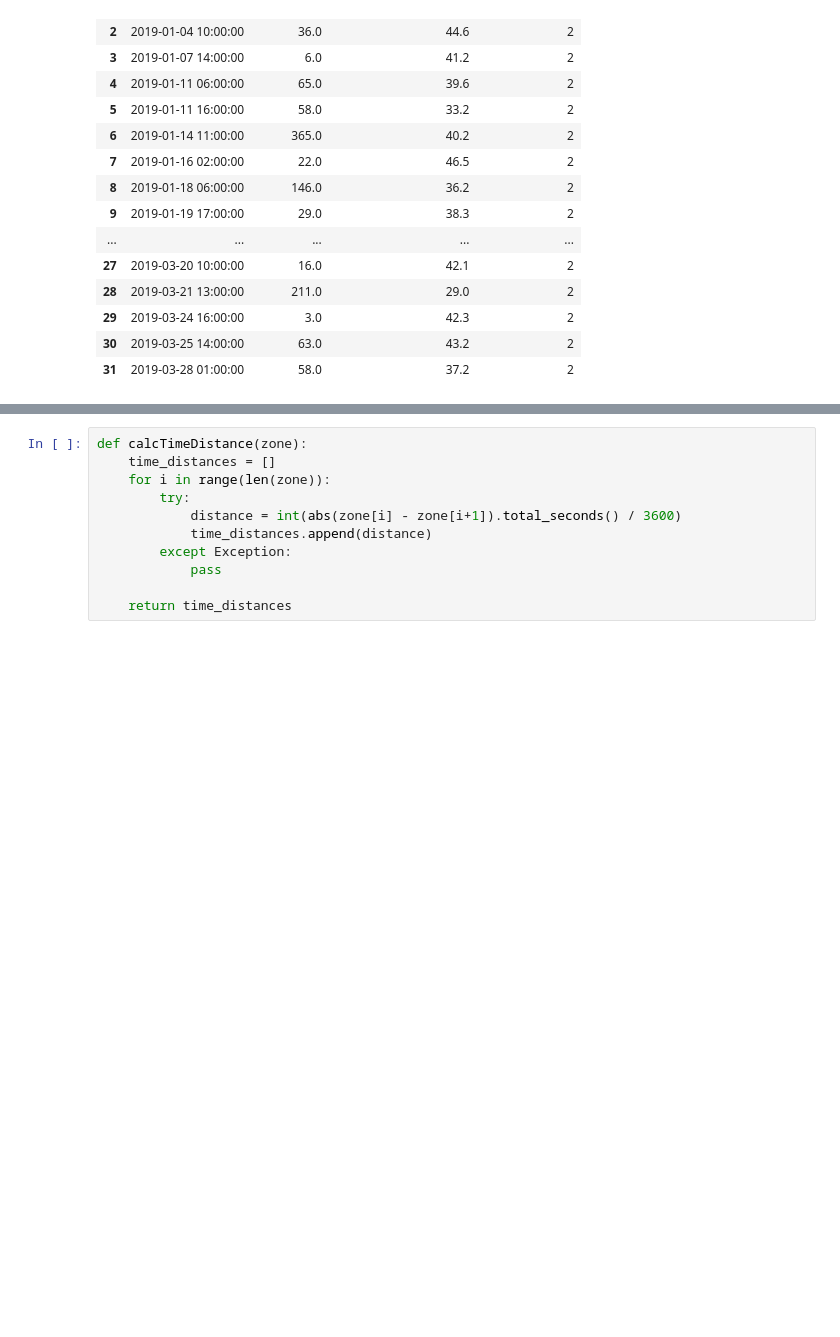
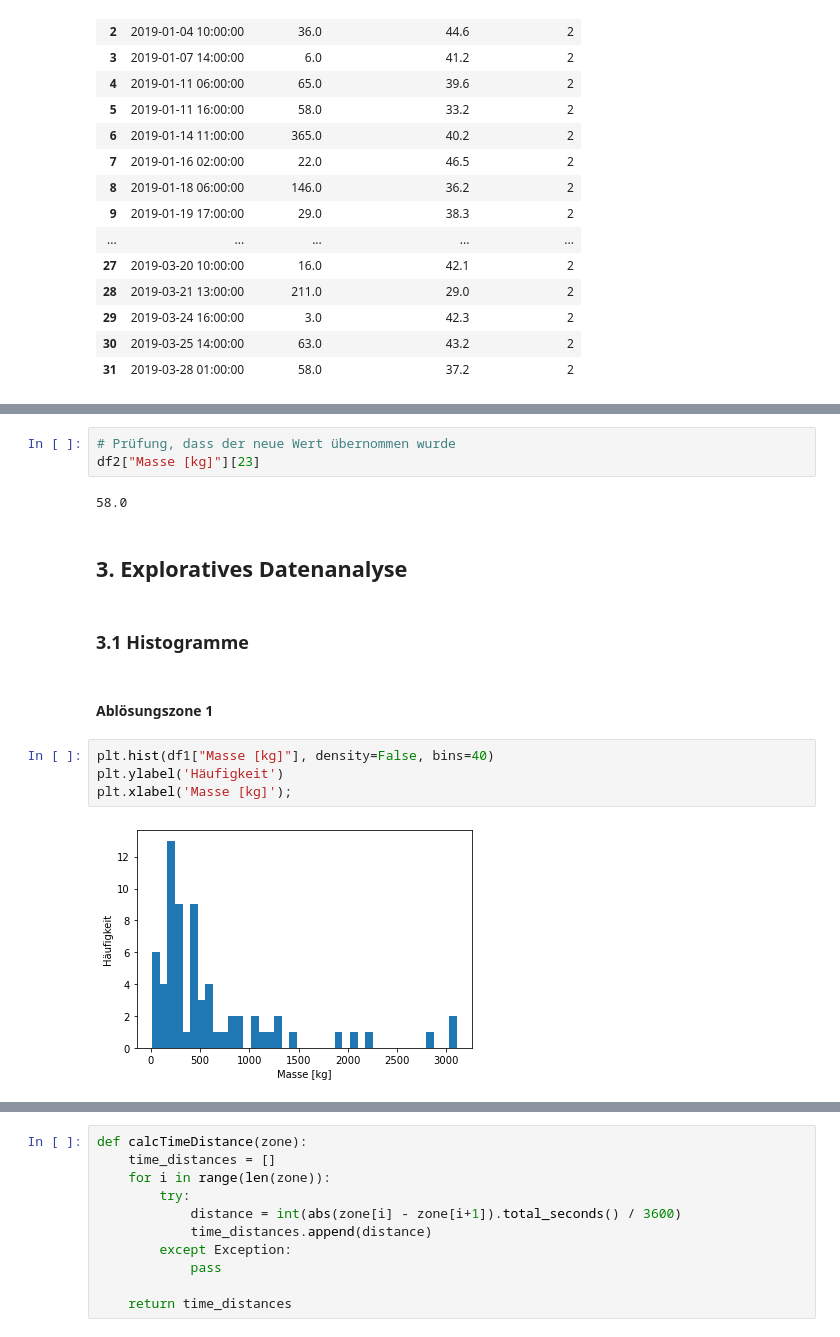
Before and after one commit to 7ben18/FHNW_Steinschlagrisiko, a Jupyter notebook: FHNW_Steinschlagrisiko.ipynb, the cells around one changed output, grey strips where cells are left out. Cells and saved outputs as stored; diff of their text form; blank space fills up the shorter version.

```diff
--- a/FHNW_Steinschlagrisiko.ipynb
+++ b/FHNW_Steinschlagrisiko.ipynb
@@ -178,0 +116,17 @@ Wir berechnen jetzt die Zeitabstände in Stunden von den Steinschlägen damit wi
+# %%
+# Prüfung, dass der neue Wert übernommen wurde
+df2["Masse [kg]"][23]
+# %% [output]
+58.0
+# %% [markdown]
+## 3. Exploratives Datenanalyse
+# %% [markdown]
+### 3.1 Histogramme
+# %% [markdown]
+#### Ablösungszone 1
+# %%
+plt.hist(df1["Masse [kg]"], density=False, bins=40)
+plt.ylabel('Häufigkeit')
+plt.xlabel('Masse [kg]');
+# %% [output]
+[figure, added]
```
Also changed, not shown: parts of 89 cells of this notebook.
